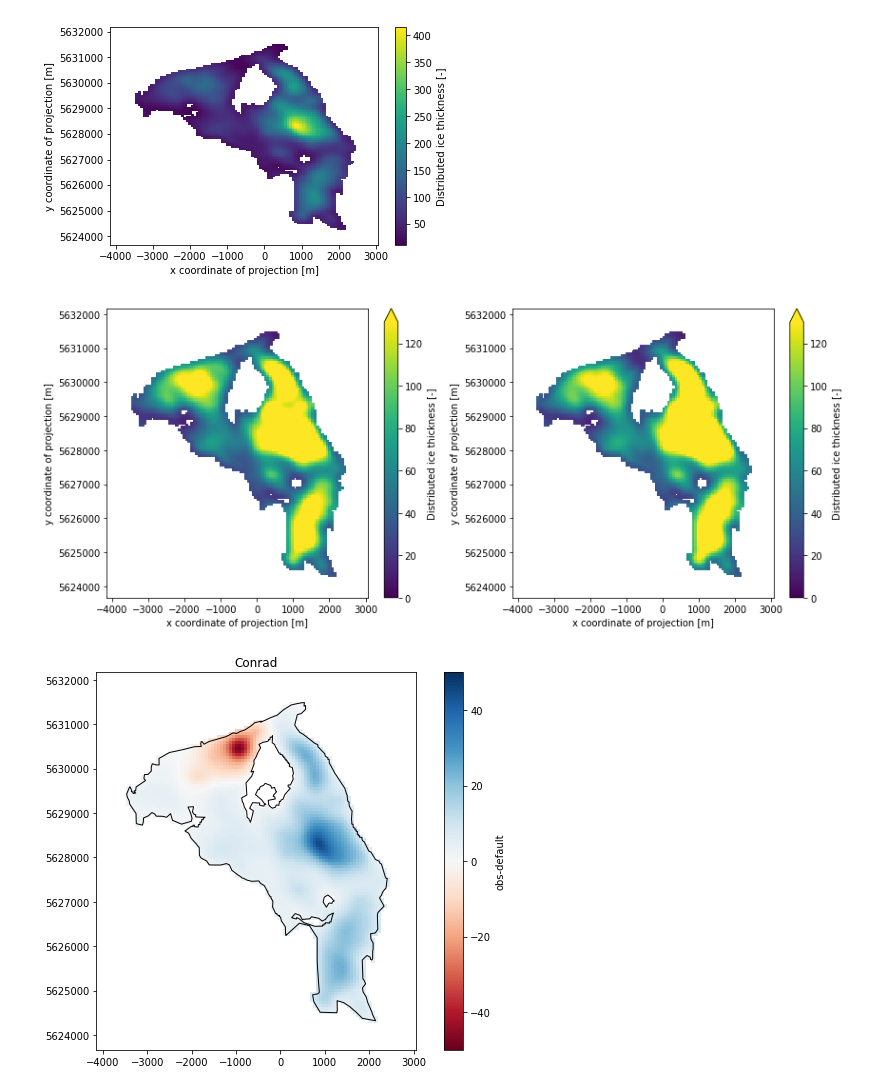
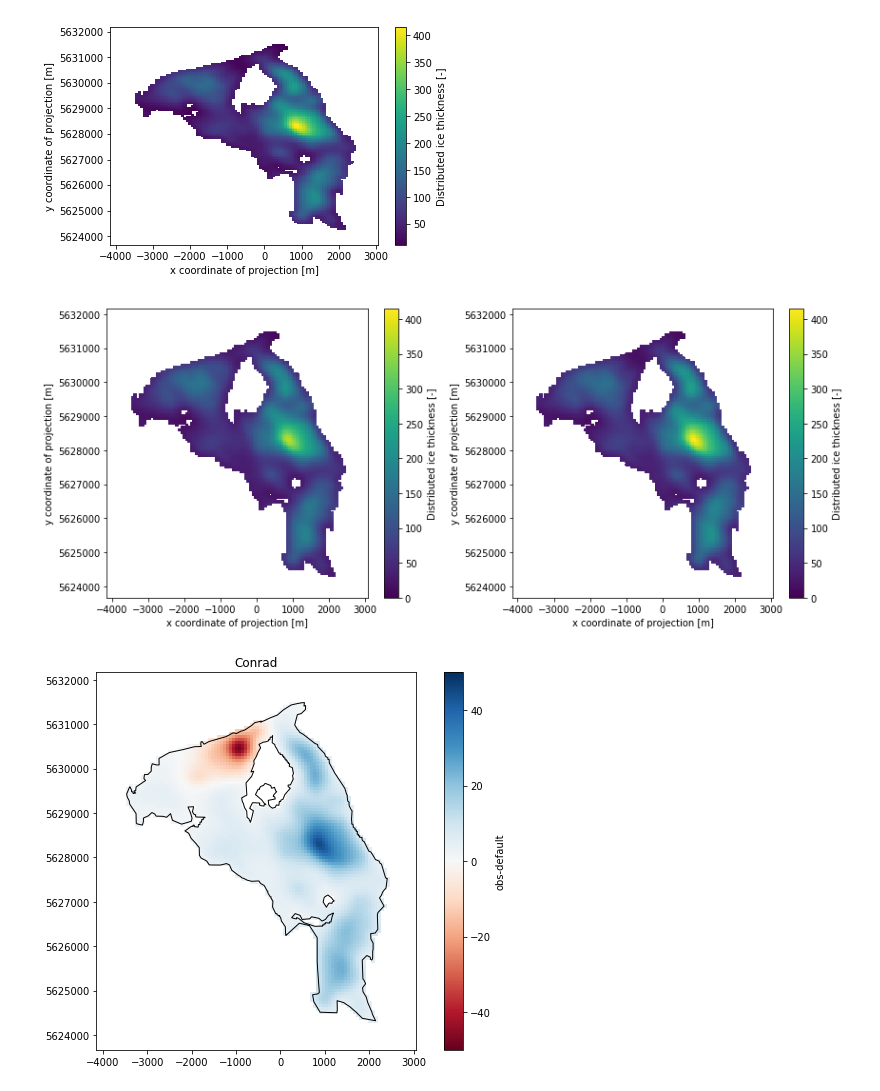
Before and after one commit to bpelto/OGGM-Columbia-Project, a Jupyter notebook: MB_gradient_comp_1glacier_gpr.ipynb, the cells around one changed output. Drawn from its saved outputs; the diff is of its cells as text; code cells hidden in the pictures.

```diff
--- a/MB_gradient_comp_1glacier_gpr.ipynb
+++ b/MB_gradient_comp_1glacier_gpr.ipynb
@@ -230,14 +205,14 @@ ds_new.distributed_thickness.plot();
 [figure]
 # %%
 ##side by side thickness...fine but hard to compare
-vmax=130
+vmax= ds_new.distributed_thickness.max()
 vmin=0
 f, (ax1, ax2) = plt.subplots(1, 2, figsize=(12, 5));
 ds_default.distributed_thickness.plot(ax=ax1, vmin=vmin, vmax=vmax); #default cmap is viridis
 ds_new.distributed_thickness.plot(ax=ax2, vmin=vmin, vmax=vmax);
 plt.tight_layout();
 # %% [output]
-[figure, old version]
+[figure, new version]
 # %%
 #plot thickness difference between the default SMB grad. inversion and in situ SMB grad. inversion
 f, ax = plt.subplots(figsize=(8,6))
```
Also changed, not shown: parts of 11 cells of this notebook.
